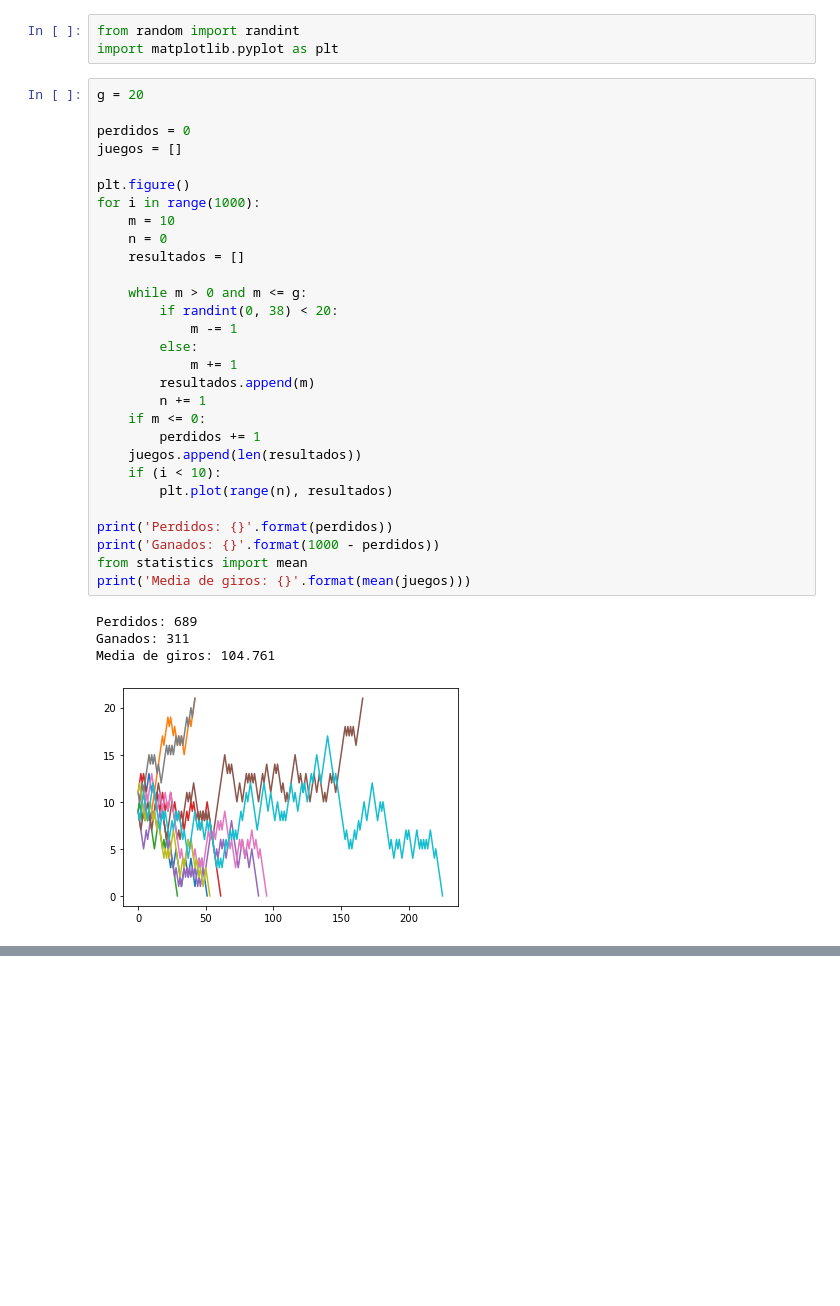
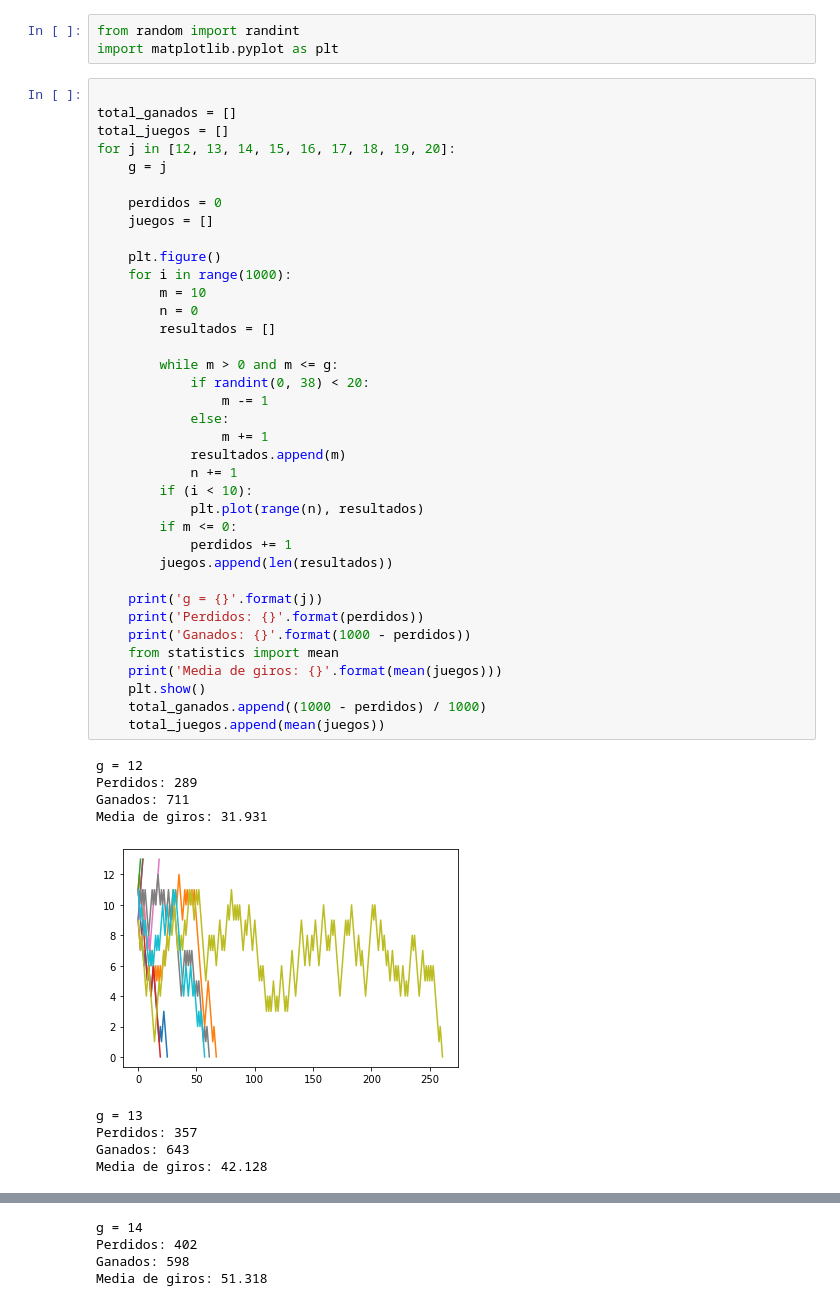
Before and after one commit to albertobenavides/estoc_doc, a Jupyter notebook: 5/tarea.ipynb, the cells around one changed output, grey strips where cells are left out. Drawn from its saved outputs; the diff is of its cells as text; blank space fills up the shorter version.

```diff
--- a/5/tarea.ipynb
+++ b/5/tarea.ipynb
@@ -27,36 +27,49 @@ Se añade un experimento computacional a partir de esto
 from random import randint
 import matplotlib.pyplot as plt
 # %%
-g = 20
 
-perdidos = 0
-juegos = []
+total_ganados = []
+total_juegos = []
+for j in [12, 13, 14, 15, 16, 17, 18, 19, 20]:
+    g = j
 
-plt.figure()
-for i in range(1000):
-    m = 10
-    n = 0
-    resultados = []
+    perdidos = 0
+    juegos = []
 
-    while m > 0 and m <= g:
-        if randint(0, 38) < 20:
-            m -= 1
-        else:
-            m += 1
-        resultados.append(m)
-        n += 1
-    if m <= 0:
-        perdidos += 1
-    juegos.append(len(resultados))
-    if (i < 10):
-        plt.plot(range(n), resultados)
+    plt.figure()
+    for i in range(1000):
+        m = 10
+        n = 0
+        resultados = []
 
-print('Perdidos: {}'.format(perdidos))
-print('Ganados: {}'.format(1000 - perdidos))
-from statistics import mean
-print('Media de giros: {}'.format(mean(juegos)))
+        while m > 0 and m <= g:
+            if randint(0, 38) < 20:
+                m -= 1
+            else:
+                m += 1
+            resultados.append(m)
+            n += 1
+        if (i < 10):
+            plt.plot(range(n), resultados)
+        if m <= 0:
+            perdidos += 1
+        juegos.append(len(resultados))
+
+    print('g = {}'.format(j))
+    print('Perdidos: {}'.format(perdidos))
+    print('Ganados: {}'.format(1000 - perdidos))
+    from statistics import mean
+    print('Media de giros: {}'.format(mean(juegos)))
+    plt.show()
+    total_ganados.append((1000 - perdidos) / 1000)
+    total_juegos.append(mean(juegos))
 # %% [output]
-Perdidos: 689
-Ganados: 311
-Media de giros: 104.761
+g = 12
+Perdidos: 289
+Ganados: 711
+Media de giros: 31.931
-[figure, old version]
+[figure, new version]
+g = 13
+Perdidos: 357
+Ganados: 643
+Media de giros: 42.128
@@ -62,0 +77,4 @@ Media de giros: 104.761
+g = 14
+Perdidos: 402
+Ganados: 598
+Media de giros: 51.318
```
Also changed, not shown: parts of 10 cells of this notebook.
